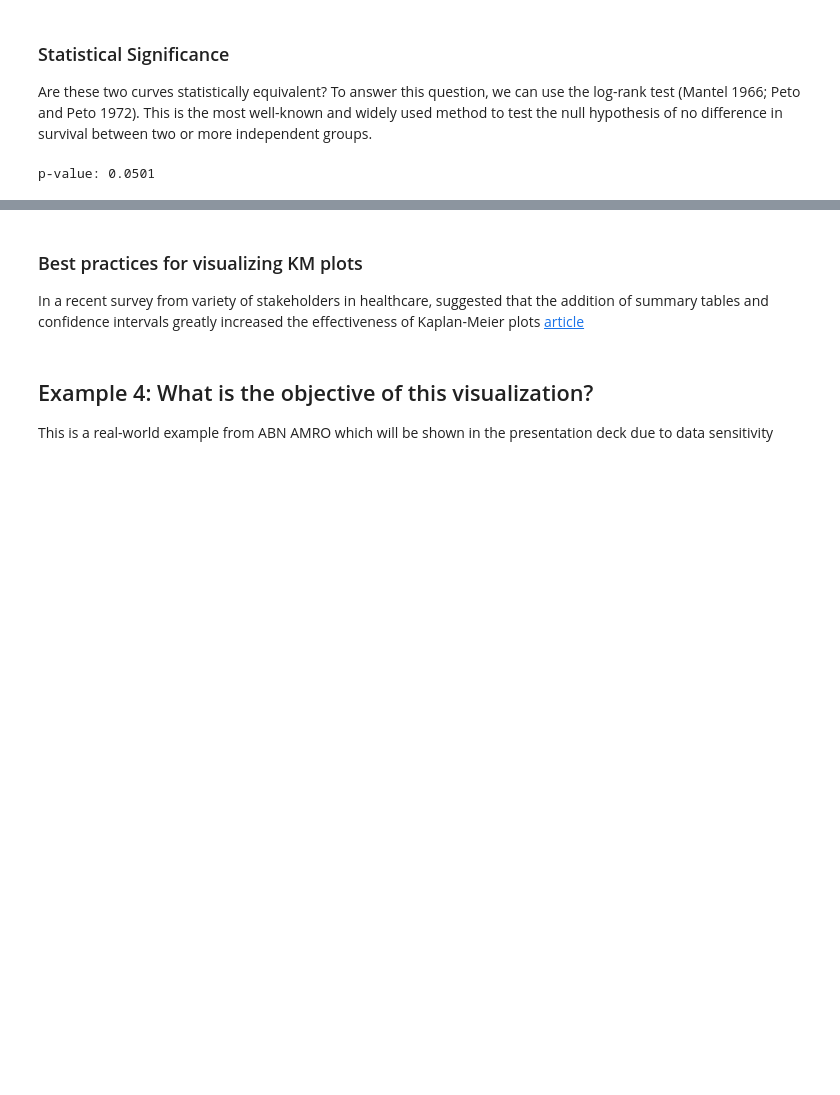
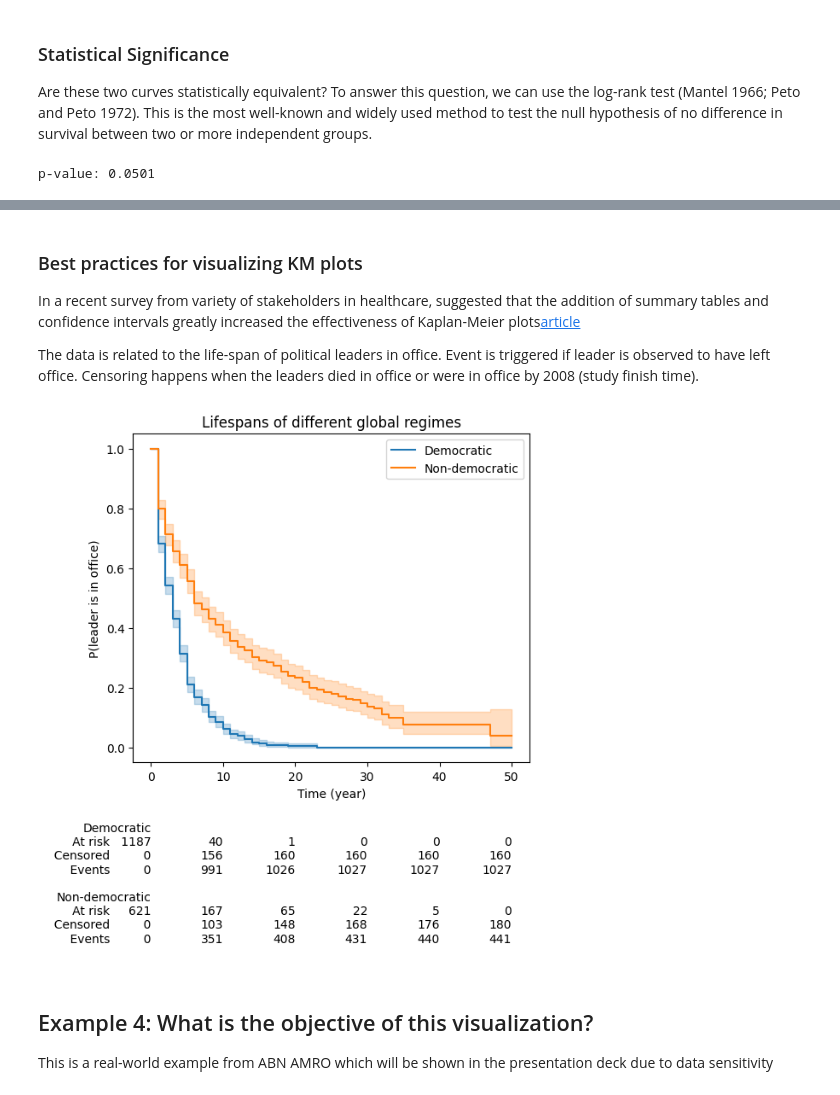
Before and after one commit to Senejohnny/hands-on-survival-analysis, a Jupyter notebook: survival_book/_build/jupyter_execute/descriptive.ipynb, the cells around one changed output, grey strips where cells are left out. Saved outputs shown, nothing was run; the diff lists cells and outputs as text; code cells hidden in the pictures; blank space fills up the shorter version.

```diff
--- a/survival_book/_build/jupyter_execute/descriptive.ipynb
+++ b/survival_book/_build/jupyter_execute/descriptive.ipynb
@@ -214,8 +210,34 @@ p-value: 0.0501
 # %% [markdown]
 ### Best practices for visualizing KM plots
 
-In a recent survey from variety of stakeholders in healthcare, suggested that the addition of summary tables and confidence intervals greatly increased the effectiveness of Kaplan-Meier plots
-[article](https://pubmed.ncbi.nlm.nih.gov/31575572/)
+In a recent survey from variety of stakeholders in healthcare, suggested that the addition of summary tables and confidence intervals greatly increased the effectiveness of Kaplan-Meier plots[article](https://pubmed.ncbi.nlm.nih.gov/31575572/)
+
+The data is related to the life-span of political leaders in office. Event is triggered if leader is observed to have left office. Censoring happens when the leaders  died in office or were in office by 2008 (study finish time).
+# %%
+from lifelines.datasets import load_dd
+from lifelines.plotting import add_at_risk_counts
+
+data = load_dd()
+kmf1, kmf2 = KaplanMeierFitter(), KaplanMeierFitter()
+fig, ax = plt.subplots(1, 1, figsize=(6, 5))
+t = np.linspace(0, 50, 51)
+
+democracy = data.query("democracy == 'Democracy' ")
+no_democracy = data.query("democracy == 'Non-democracy' ")
+
+kmf1.fit(democracy['duration'], democracy['observed'], timeline=t, label="Democratic")
+kmf2.fit(no_democracy['duration'], no_democracy['observed'], timeline=t, label="Non-democratic")
+
+# Confidence Intervals
+kmf1.plot(ci_show=True, ax=ax), kmf2.plot(ci_show=True, ax=ax)
+# Summary Tables
+add_at_risk_counts(kmf1, kmf2, ax=ax, fontsize=10, rows_to_show=["At risk", "Censored", "Events"])
+
+ax.set_title("Lifespans of different global regimes");
+ax.set_xlabel("Time (year)");
+ax.set_ylabel("P(leader is in office)");
+# %% [output]
+[figure, added]
 # %% [markdown]
 ## Example 4: What is the objective of this visualization?
 
```
Also changed, not shown: parts of 3 cells of this notebook, 15 other files.
